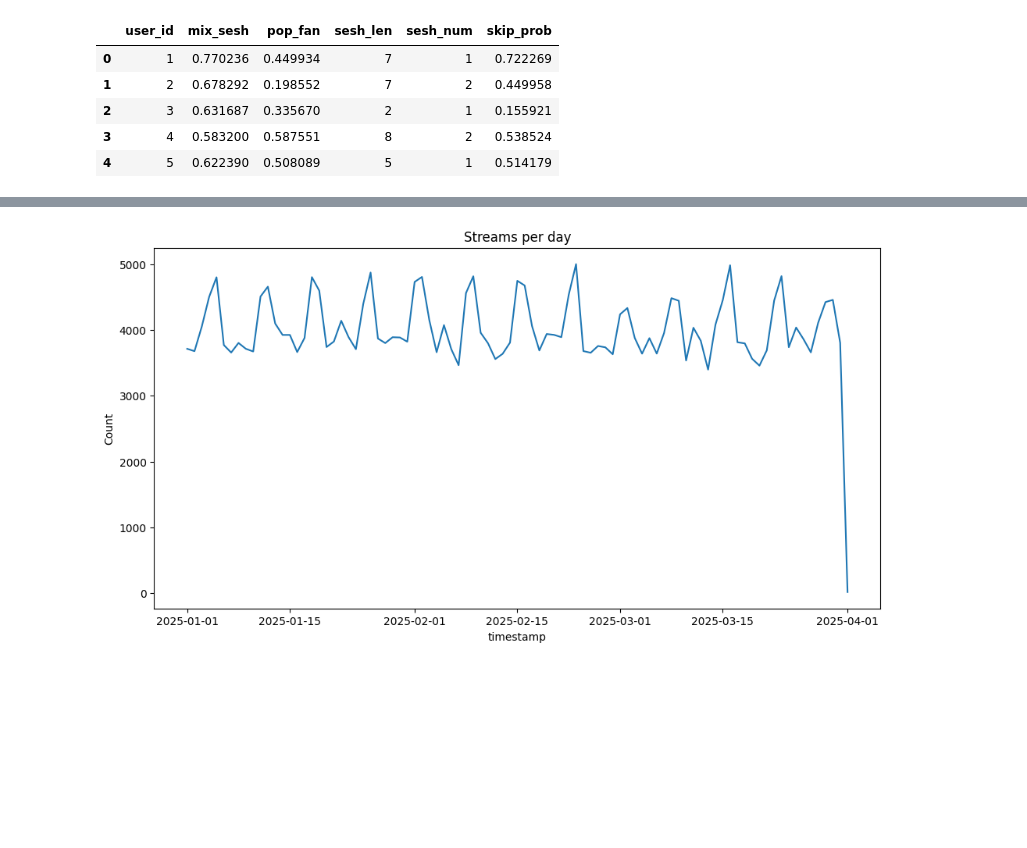
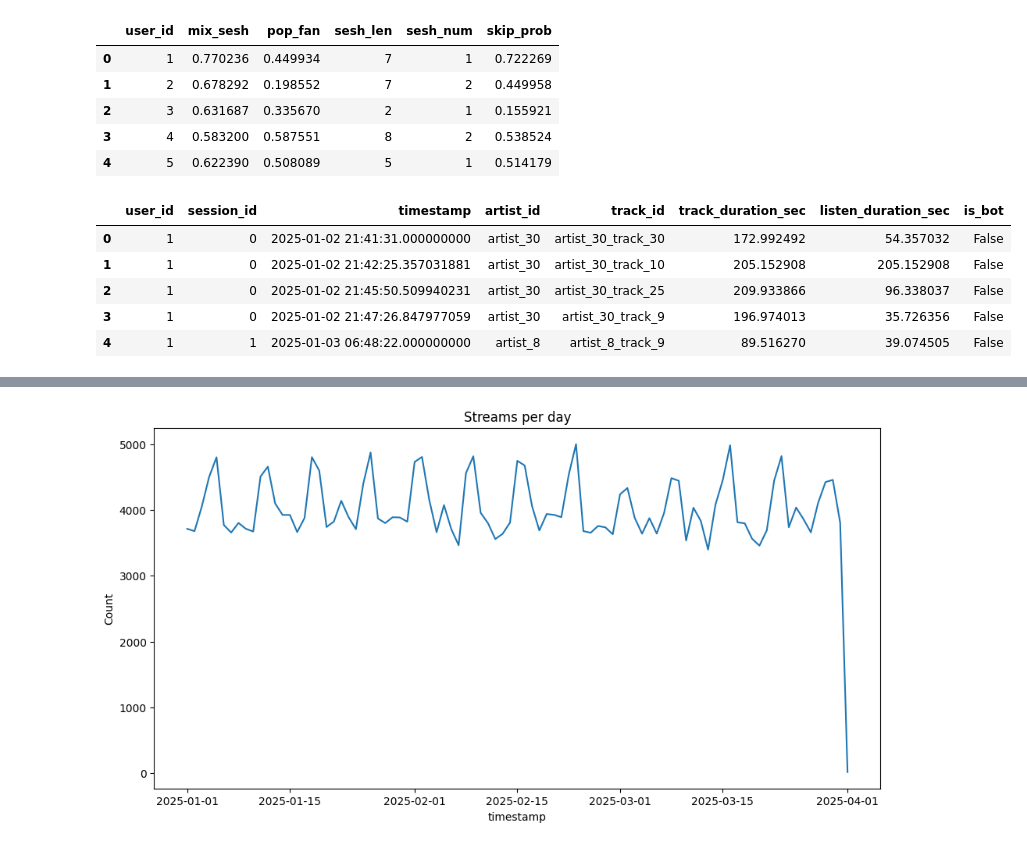
Before and after one commit to evanfrang/streaming_fraud_analysis, a Jupyter notebook: synthesize.ipynb, the cells around one changed output, grey strips where cells are left out. Saved outputs shown, nothing was run; the diff lists cells and outputs as text; code cells hidden in the pictures; blank space fills up the shorter version.

```diff
--- a/synthesize.ipynb
+++ b/synthesize.ipynb
@@ -170,6 +170,15 @@ for user_id in users_df['user_id']:
             currrent_sesh+=1
 # %%
 streams_df = pd.DataFrame(streams)
+# %%
+streams_df.head()
+# %% [output]
+|  | user_id | session_id | timestamp | artist_id | track_id | track_duration_sec | listen_duration_sec | is_bot |
+| 0 | 1 | 0 | 2025-01-02 21:41:31.000000000 | artist_30 | artist_30_track_30 | 172.992492 | 54.357032 | False |
+| 1 | 1 | 0 | 2025-01-02 21:42:25.357031881 | artist_30 | artist_30_track_10 | 205.152908 | 205.152908 | False |
+| 2 | 1 | 0 | 2025-01-02 21:45:50.509940231 | artist_30 | artist_30_track_25 | 209.933866 | 96.338037 | False |
+| 3 | 1 | 0 | 2025-01-02 21:47:26.847977059 | artist_30 | artist_30_track_9 | 196.974013 | 35.726356 | False |
+| 4 | 1 | 1 | 2025-01-03 06:48:22.000000000 | artist_8 | artist_8_track_9 | 89.516270 | 39.074505 | False |
 # %%
 streams_df.sort_values(['timestamp'])
 # %% [output]
```
Also changed, not shown: parts of 5 cells of this notebook, 3 other files.
